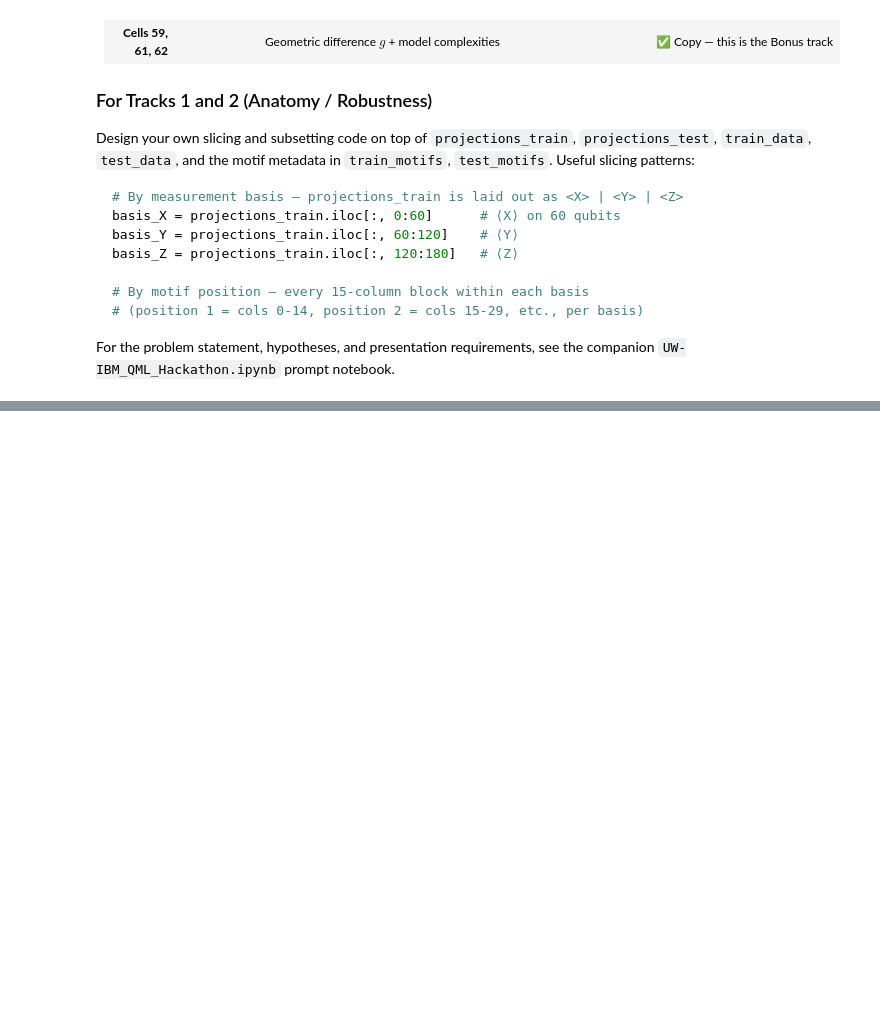
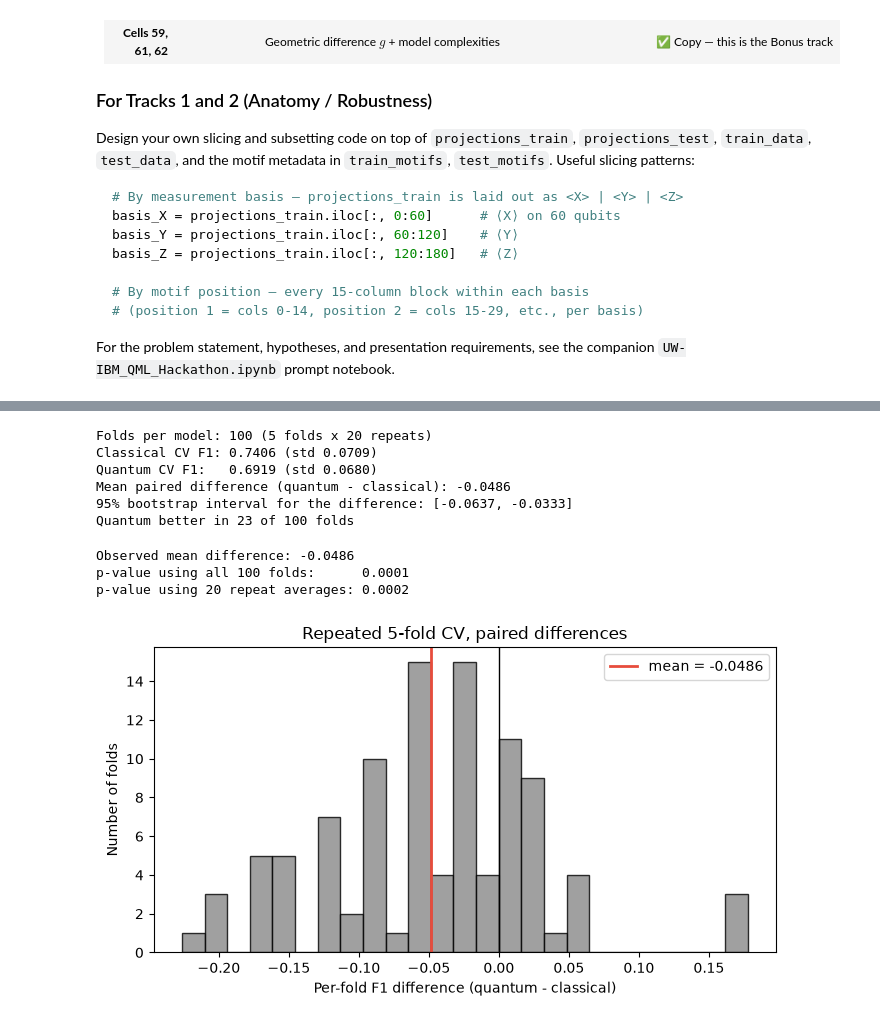
Before and after one commit to BharathiGaneshkumar/quantum-pqk-car-t-hackathon, a Jupyter notebook: notebooks/quantum_pqk_hackathon.ipynb, the cells around one changed output, grey strips where cells are left out. Drawn from its saved outputs; the diff is of its cells as text; code cells hidden in the pictures; blank space fills up the shorter version.

```diff
--- a/notebooks/quantum_pqk_hackathon.ipynb
+++ b/notebooks/quantum_pqk_hackathon.ipynb
@@ -642,0 +756,66 @@ For the problem statement, hypotheses, and presentation requirements, see the co
+# %%
+# OUR ADDITION: repeated cross-validation with the tuned hyperparameters
+from sklearn.model_selection import RepeatedStratifiedKFold, cross_val_score
+
+cv_rep = RepeatedStratifiedKFold(n_splits=5, n_repeats=20, random_state=RANDOM_STATE)
+
+model_c = SVC(kernel="rbf", C=C_C, gamma=GAMMA_C)
+model_q = SVC(kernel="rbf", C=C_Q, gamma=GAMMA_Q)
+
+# same cv object and same seed, so both models see identical folds
+scores_c = cross_val_score(model_c, train_data, train_labels, cv=cv_rep, scoring="f1_weighted")
+scores_q = cross_val_score(model_q, P_train, train_labels, cv=cv_rep, scoring="f1_weighted")
+diffs = scores_q - scores_c
+
+rng = np.random.default_rng(RANDOM_STATE)
+boot_means = rng.choice(diffs, size=(5000, len(diffs)), replace=True).mean(axis=1)
+low, high = np.percentile(boot_means, [2.5, 97.5])
+
+print(f"Folds per model: {len(scores_c)} (5 folds x 20 repeats)")
+print(f"Classical CV F1: {scores_c.mean():.4f} (std {scores_c.std():.4f})")
+print(f"Quantum CV F1:   {scores_q.mean():.4f} (std {scores_q.std():.4f})")
+print(f"Mean paired difference (quantum - classical): {diffs.mean():+.4f}")
+print(f"95% bootstrap interval for the difference: [{low:+.4f}, {high:+.4f}]")
+print(f"Quantum better in {(diffs > 0).sum()} of {len(diffs)} folds")
+# %% [output]
+Folds per model: 100 (5 folds x 20 repeats)
+Classical CV F1: 0.7406 (std 0.0709)
+Quantum CV F1:   0.6919 (std 0.0680)
+Mean paired difference (quantum - classical): -0.0486
+95% bootstrap interval for the difference: [-0.0637, -0.0333]
+Quantum better in 23 of 100 folds
+# %%
+# OUR ADDITION: paired sign-flip permutation test on the fold differences
+N_PERM = 10000
+observed = diffs.mean()
+
+signs = rng.choice([-1, 1], size=(N_PERM, len(diffs)))
+perm_means = (signs * diffs).mean(axis=1)
+p_fold = (np.sum(np.abs(perm_means) >= abs(observed)) + 1) / (N_PERM + 1)
+
+# more cautious version: average the 5 folds of each repeat first, leaving 20 values
+rep_diffs = diffs.reshape(20, 5).mean(axis=1)
+signs_rep = rng.choice([-1, 1], size=(N_PERM, len(rep_diffs)))
+perm_rep = (signs_rep * rep_diffs).mean(axis=1)
+p_rep = (np.sum(np.abs(perm_rep) >= abs(rep_diffs.mean())) + 1) / (N_PERM + 1)
+
+print(f"Observed mean difference: {observed:+.4f}")
+print(f"p-value using all 100 folds:      {p_fold:.4f}")
+print(f"p-value using 20 repeat averages: {p_rep:.4f}")
+
+fig, ax = plt.subplots(figsize=(7, 4))
+ax.hist(diffs, bins=25, color="#888888", edgecolor="black", alpha=0.8)
+ax.axvline(0, color="black", lw=1)
+ax.axvline(observed, color="#e74c3c", lw=2, label=f"mean = {observed:+.4f}")
+ax.set_xlabel("Per-fold F1 difference (quantum - classical)")
+ax.set_ylabel("Number of folds")
+ax.set_title("Repeated 5-fold CV, paired differences")
+ax.legend()
+plt.tight_layout()
+fig.savefig(RESULTS_DIR / "track0_cv_paired_differences.png", dpi=150, bbox_inches="tight")
+plt.show()
+# %% [output]
+Observed mean difference: -0.0486
+p-value using all 100 folds:      0.0001
+p-value using 20 repeat averages: 0.0002
+[figure, added]
```
Also changed, not shown: parts of 9 cells of this notebook, 3 other files.
